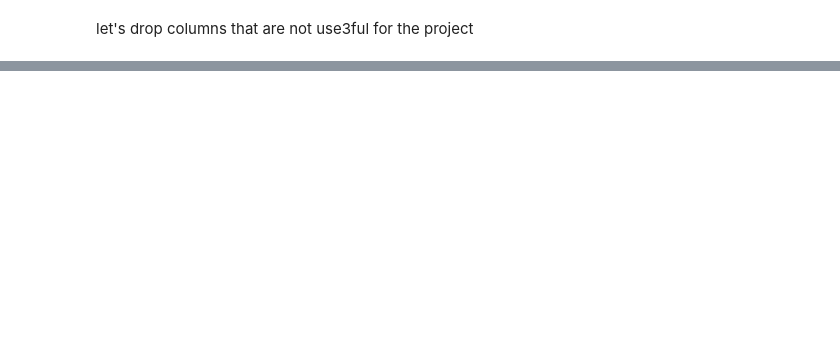
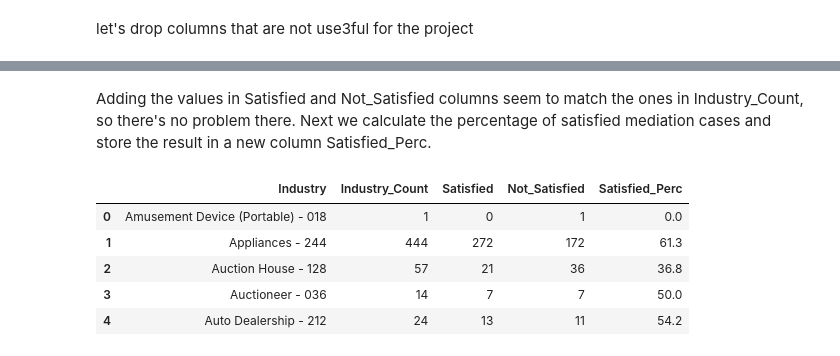
Before and after one commit to waheeb123/Covid_test, a Jupyter notebook: work_on_final_project.ipynb, the cells around one changed output, grey strips where cells are left out. Saved outputs shown, nothing was run; the diff lists cells and outputs as text; code cells hidden in the pictures; blank space fills up the shorter version.

```diff
--- a/work_on_final_project.ipynb
+++ b/work_on_final_project.ipynb
@@ -175,0 +360,8 @@ df.head()
+# %%
+# industry count sorted in alphabetic order
+industry_count = df['Industry'].value_counts().sort_index(ascending=True)
+
+# add column
+df_industries['Industry_Count'] = np.array(industry_count)
+
+df_industries.head(7)
@@ -175,0 +450,14 @@ df.head()
+# %% [markdown]
+Adding the values in Satisfied and Not_Satisfied columns seem to match the ones in Industry_Count, so there's no problem there. Next we calculate the percentage of satisfied mediation cases and store the result in a new column Satisfied_Perc.
+# %%
+# calculate percentage
+df_merged['Satisfied_Perc'] = ((df_merged['Satisfied'] / df_merged['Industry_Count']*100).round(1))
+
+df_merged.head()
+# %% [output]
+|  | Industry | Industry_Count | Satisfied | Not_Satisfied | Satisfied_Perc |
+| 0 | Amusement Device (Portable) - 018 | 1 | 0 | 1 | 0.0 |
+| 1 | Appliances - 244 | 444 | 272 | 172 | 61.3 |
+| 2 | Auction House - 128 | 57 | 21 | 36 | 36.8 |
+| 3 | Auctioneer - 036 | 14 | 7 | 7 | 50.0 |
+| 4 | Auto Dealership - 212 | 24 | 13 | 11 | 54.2 |
```
Also changed, not shown: parts of 50 cells of this notebook.
